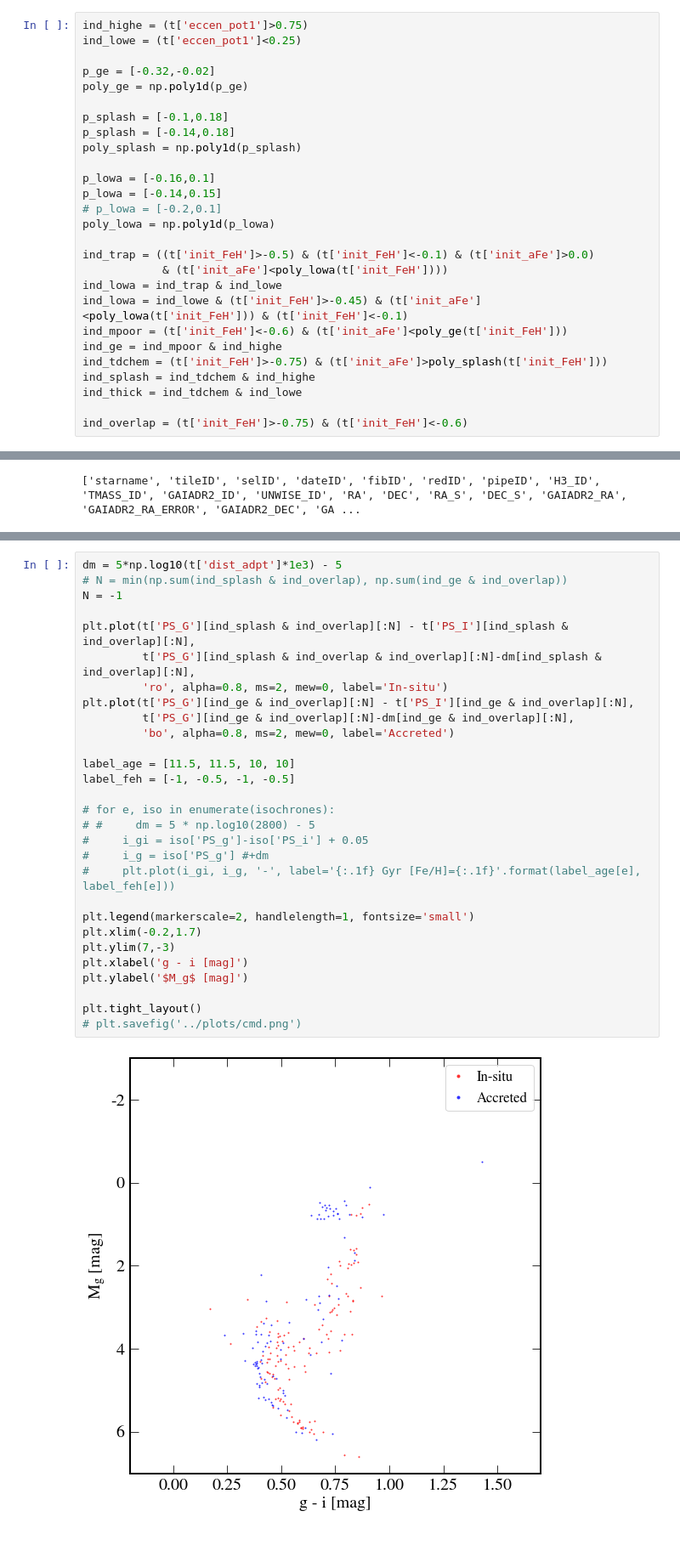
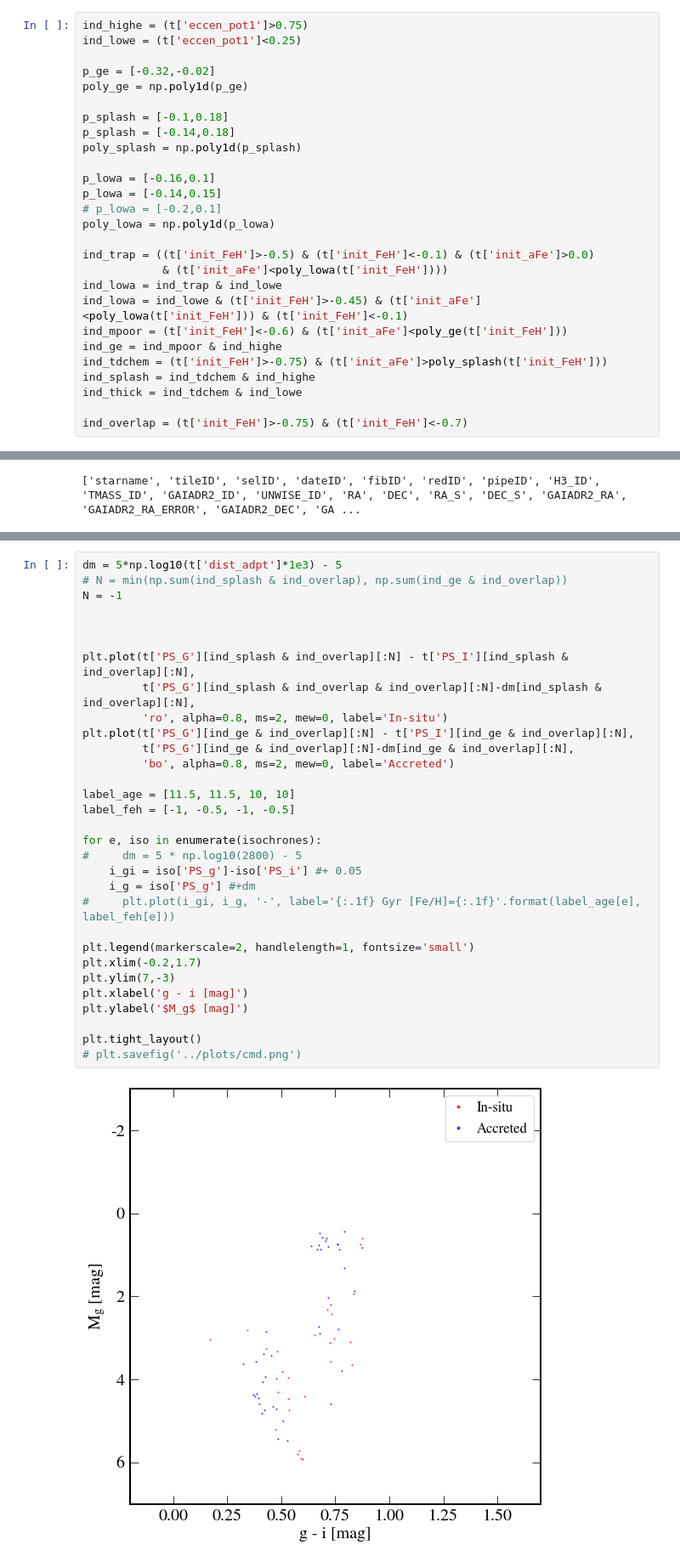
Before and after one commit to abonaca/mw_timing, a Jupyter notebook: notebooks/cmd.ipynb, the cells around one changed output, grey strips where cells are left out. Shown at 85% size. Saved outputs shown, nothing was run; the diff lists cells and outputs as text.

```diff
--- a/notebooks/cmd.ipynb
+++ b/notebooks/cmd.ipynb
@@ -67,7 +67,7 @@ ind_tdchem = (t['init_FeH']>-0.75) & (t['init_aFe']>poly_splash(t['init_FeH']))
 ind_splash = ind_tdchem & ind_highe
 ind_thick = ind_tdchem & ind_lowe
 
-ind_overlap = (t['init_FeH']>-0.75) & (t['init_FeH']<-0.6)
+ind_overlap = (t['init_FeH']>-0.75) & (t['init_FeH']<-0.7)
 # %%
 labels = ['Distance [kpc]', 'Age [Gyr]', 'Metallicity [Fe/H]']
 for e, x in enumerate([t['dist_adpt'], age, t['init_FeH']]):
@@ -144,34 +144,36 @@ plt.tight_layout()
 # %%
 dm = 5*np.log10(t['dist_adpt']*1e3) - 5
 # N = min(np.sum(ind_splash & ind_overlap), np.sum(ind_ge & ind_overlap))
 N = -1
+
+
 
 plt.plot(t['PS_G'][ind_splash & ind_overlap][:N] - t['PS_I'][ind_splash & ind_overlap][:N],
          t['PS_G'][ind_splash & ind_overlap & ind_overlap][:N]-dm[ind_splash & ind_overlap][:N],
          'ro', alpha=0.8, ms=2, mew=0, label='In-situ')
 plt.plot(t['PS_G'][ind_ge & ind_overlap][:N] - t['PS_I'][ind_ge & ind_overlap][:N],
          t['PS_G'][ind_ge & ind_overlap][:N]-dm[ind_ge & ind_overlap][:N],
          'bo', alpha=0.8, ms=2, mew=0, label='Accreted')
 
 label_age = [11.5, 11.5, 10, 10]
 label_feh = [-1, -0.5, -1, -0.5]
 
-# for e, iso in enumerate(isochrones):
-# #     dm = 5 * np.log10(2800) - 5
-#     i_gi = iso['PS_g']-iso['PS_i'] + 0.05
-#     i_g = iso['PS_g'] #+dm
+for e, iso in enumerate(isochrones):
+#     dm = 5 * np.log10(2800) - 5
+    i_gi = iso['PS_g']-iso['PS_i'] #+ 0.05
+    i_g = iso['PS_g'] #+dm
 #     plt.plot(i_gi, i_g, '-', label='{:.1f} Gyr [Fe/H]={:.1f}'.format(label_age[e], label_feh[e]))
 
 plt.legend(markerscale=2, handlelength=1, fontsize='small')
 plt.xlim(-0.2,1.7)
 plt.ylim(7,-3)
 plt.xlabel('g - i [mag]')
 plt.ylabel('$M_g$ [mag]')
 
 plt.tight_layout()
 # plt.savefig('../plots/cmd.png')
 # %% [output]
-[figure, old version]
+[figure, new version]
 # %%
 ind_mede = (t['eccen_pot1']>0.)
 
```
Also changed, not shown: parts of 2 cells of this notebook.
